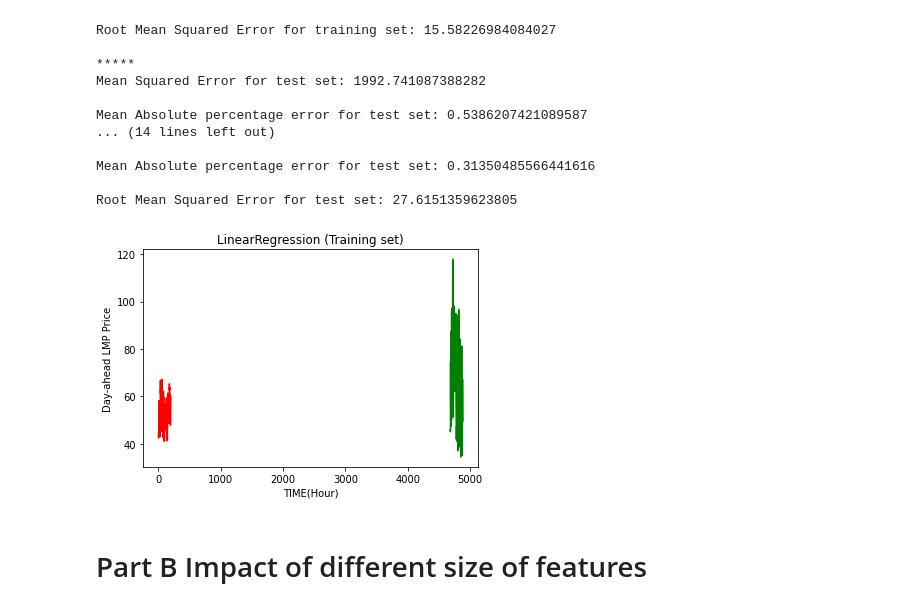
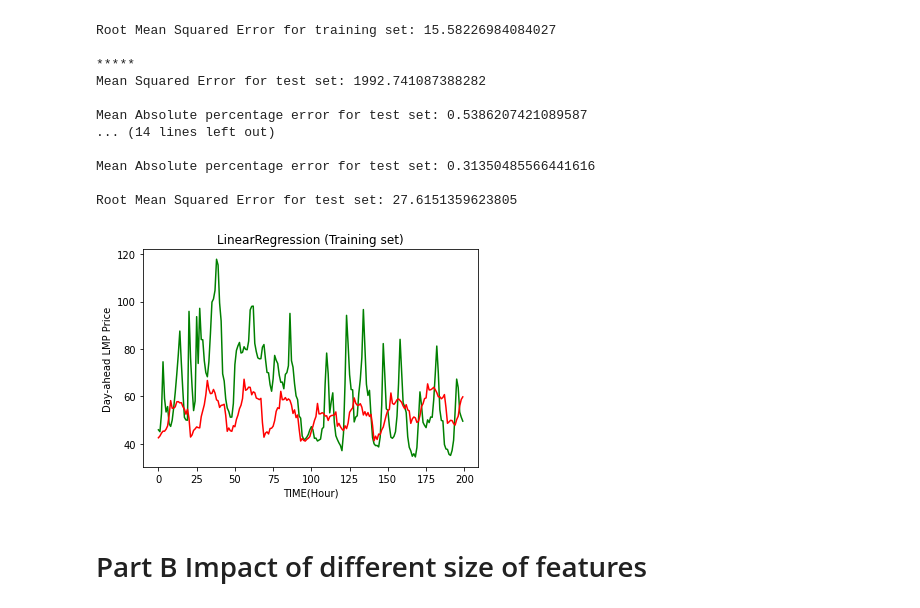
Before and after one commit to BOTnreLI/LinearRegressor_withsklearn, a Jupyter notebook: 674Finalproject_regressors.ipynb, the cells around one changed output. Drawn from its saved outputs; the diff is of its cells as text; code cells hidden in the pictures.

```diff
--- a/674Finalproject_regressors.ipynb
+++ b/674Finalproject_regressors.ipynb
@@ -284,16 +284,16 @@ Mean Absolute percentage error for test set: 0.31350485566441616
 
 Root Mean Squared Error for test set: 27.6151359623805
 # %%
-groundTruth = y_test
+groundTruth = y_test.values.reshape(-1, 1)
 plt.plot(groundTruth[:200], color = "green")
 plt.plot(prediction_LinearRegression[:200], color ='red')
 #plt.plot(scaler.inverse_transform(prediction_RidgeCV[:200]), color='blue')
 plt.title("LinearRegression (Training set)")
 plt.xlabel("TIME(Hour)")
 plt.ylabel("Day-ahead LMP Price")
 plt.show()
 # %% [output]
-[figure, old version]
+[figure, new version]
 # %% [markdown]
 # Part B Impact of different size of features
 # %% [markdown]
```
Also changed, not shown: parts of 9 cells of this notebook.
